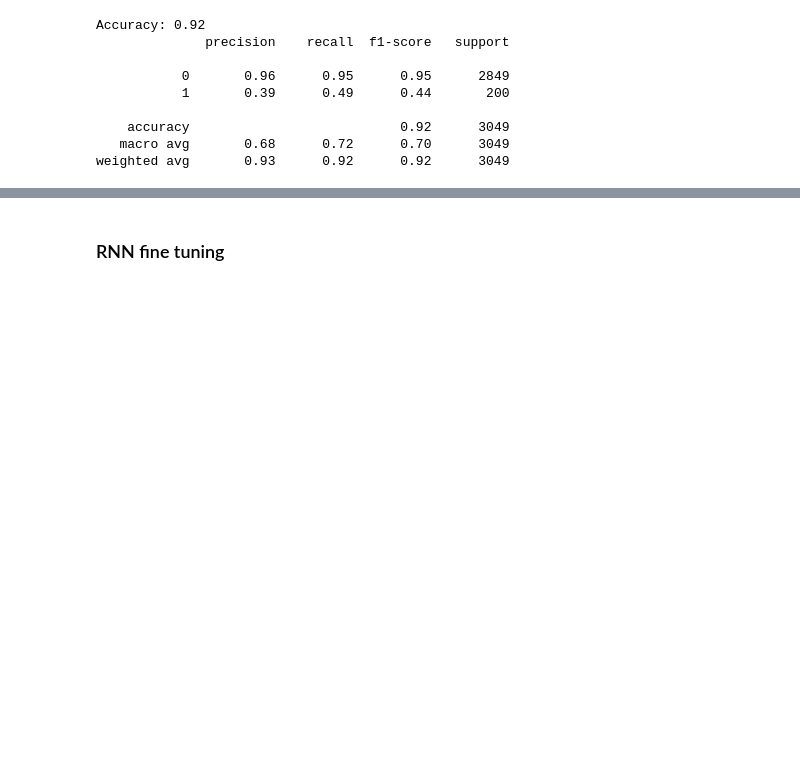
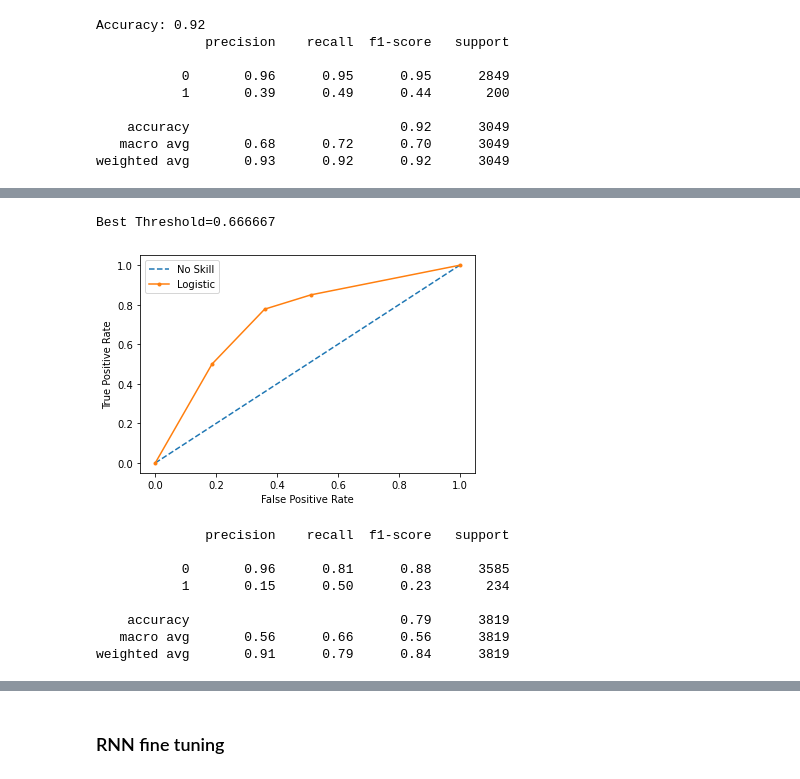
Before and after one commit to valeria-izvoreanu/Licenta, a Jupyter notebook: licenta.ipynb, the cells around one changed output, grey strips where cells are left out. Cells and saved outputs as stored; diff of their text form; code cells hidden in the pictures; blank space fills up the shorter version.

```diff
--- a/licenta.ipynb
+++ b/licenta.ipynb
@@ -933,0 +1039,2 @@ print(Labels)
+# %%
+text_train = get_vocab(data_train["text"])
@@ -933,0 +1043,8 @@ print(Labels)
+# %%
+text_test = get_vocab(data_test["text"])
+# %%
+embeddings_train = sentence_transformers_embeddings(text_train)
+embeddings_valid = sentence_transformers_embeddings(text_valid)
+embeddings_test = sentence_transformers_embeddings(text_test)
+# %%
+embeddings_smote_text, embeddings_smote_labels  = smote_over_undersampling(embeddings_train, data_train["label"])
@@ -933,0 +1102,27 @@ print(Labels)
+# %%
+from sklearn.neighbors import KNeighborsClassifier
+# Applying k = 3, default Minkowski distance metrics
+model = KNeighborsClassifier(n_neighbors=3)
+# Training the classifier
+model.fit(embeddings_smote_text,embeddings_smote_labels)
+probs = model.predict_proba(embeddings_test)
+#opt_threshold=0.5
+opt_threshold = roc_curve_threshold(probs[:, 1], data_test["label"])
+#opt_threshold = pr_curve_threshold(probs[:, 1], data_test["label"])
+  #opt_threshold = pr_curve_threshold(model.predict(X_valid), y_valid)
+  # opt_threshold = opt_threshold_tuning(predicted_prob, y_test)
+predicted = [threshold(pred, opt_threshold) for pred in
+              probs[:, 1]]
+#predicted = model.predict(embeddings_test)
+print(metrics.classification_report(data_test["label"], predicted))
+# %% [output]
+Best Threshold=0.666667
+[figure, added]
+              precision    recall  f1-score   support
+
+           0       0.96      0.81      0.88      3585
+           1       0.15      0.50      0.23       234
+
+    accuracy                           0.79      3819
+   macro avg       0.56      0.66      0.56      3819
+weighted avg       0.91      0.79      0.84      3819
```
Also changed, not shown: parts of 58 cells of this notebook.
